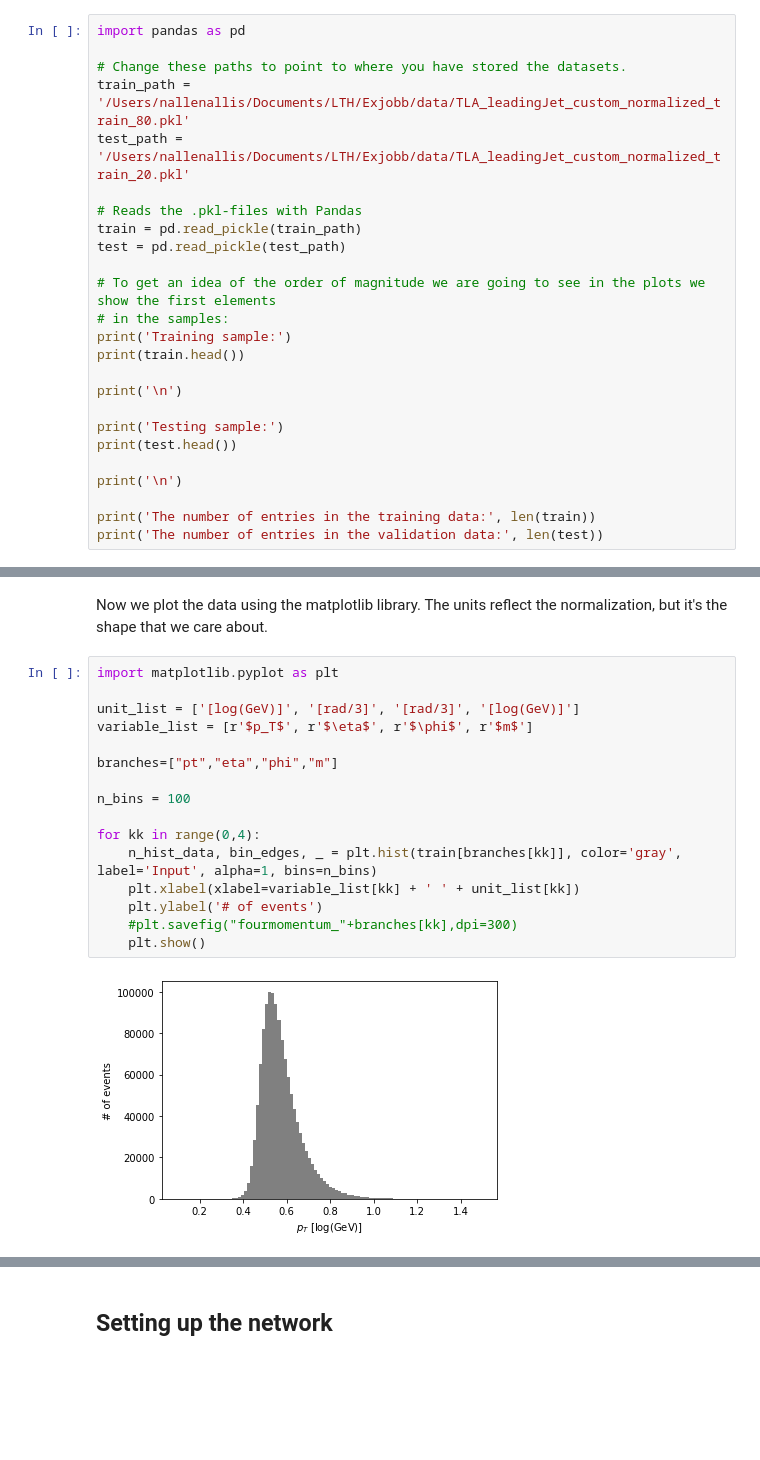
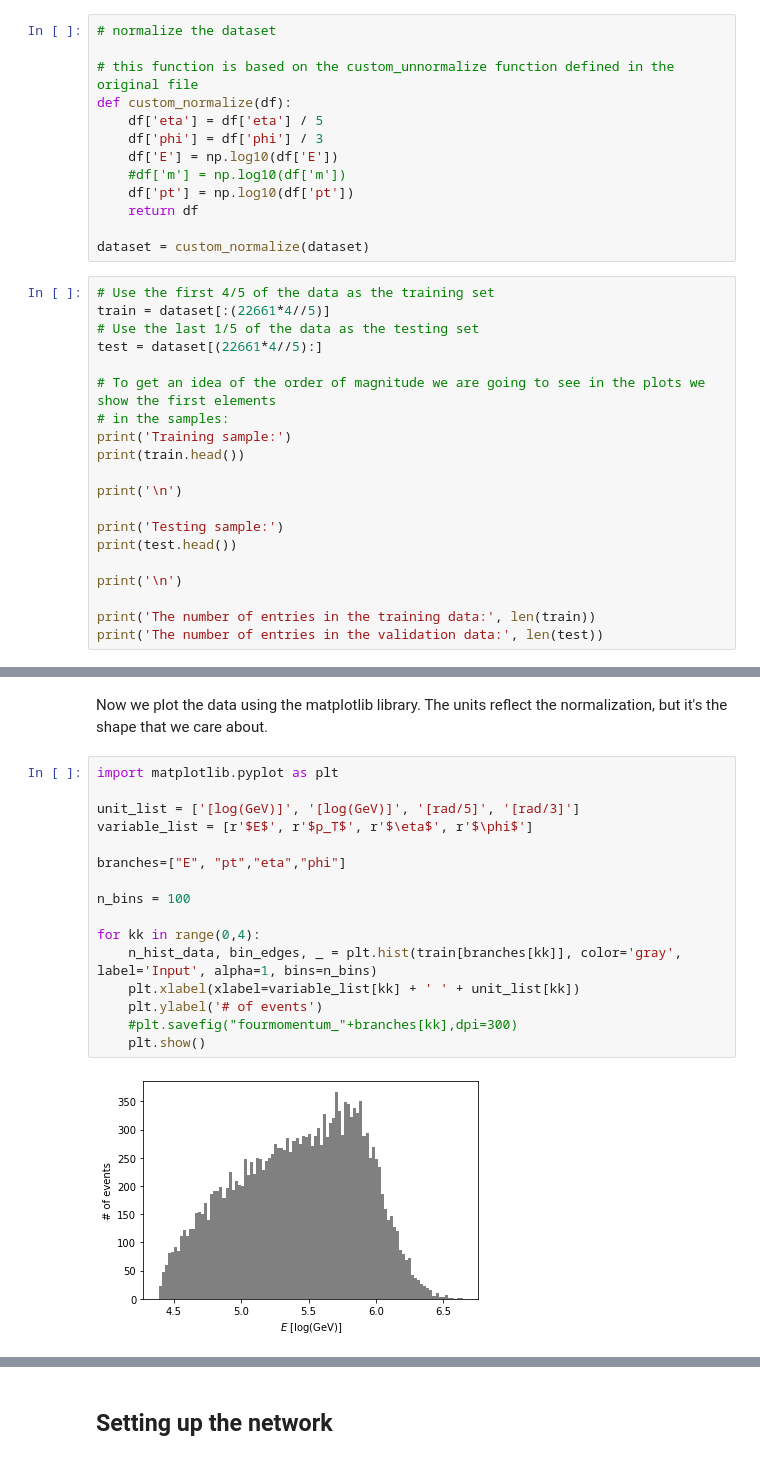
Before and after one commit to Foo2000/Evaluation-Exercise, a Jupyter notebook: TLA_4D_Example.ipynb, the cells around one changed output, grey strips where cells are left out. Saved outputs shown, nothing was run; the diff lists cells and outputs as text; blank space fills up the shorter version.

```diff
--- a/TLA_4D_Example.ipynb
+++ b/TLA_4D_Example.ipynb
@@ -52,13 +30,21 @@ dataset
+# %%
+# normalize the dataset
+
+# this function is based on the custom_unnormalize function defined in the original file
+def custom_normalize(df):
+    df['eta'] = df['eta'] / 5
+    df['phi'] = df['phi'] / 3
+    df['E'] = np.log10(df['E'])
+    #df['m'] = np.log10(df['m'])
+    df['pt'] = np.log10(df['pt'])
+    return df
+
+dataset = custom_normalize(dataset)
 # %%
-import pandas as pd
-
-# Change these paths to point to where you have stored the datasets.
-train_path = '/Users/nallenallis/Documents/LTH/Exjobb/data/TLA_leadingJet_custom_normalized_train_80.pkl'
-test_path = '/Users/nallenallis/Documents/LTH/Exjobb/data/TLA_leadingJet_custom_normalized_train_20.pkl'
-
-# Reads the .pkl-files with Pandas
-train = pd.read_pickle(train_path)
-test = pd.read_pickle(test_path)
+# Use the first 4/5 of the data as the training set
+train = dataset[:(22661*4//5)]
+# Use the last 1/5 of the data as the testing set
+test = dataset[(22661*4//5):]
 
 # To get an idea of the order of magnitude we are going to see in the plots we show the first elements
 # in the samples:
@@ -100,18 +86,18 @@ Now we plot the data using the matplotlib library. The units reflect the normali
 # %%
 import matplotlib.pyplot as plt
 
-unit_list = ['[log(GeV)]', '[rad/3]', '[rad/3]', '[log(GeV)]']
-variable_list = [r'$p_T$', r'$\eta$', r'$\phi$', r'$m$']
+unit_list = ['[log(GeV)]', '[log(GeV)]', '[rad/5]', '[rad/3]']
+variable_list = [r'$E$', r'$p_T$', r'$\eta$', r'$\phi$']
 
-branches=["pt","eta","phi","m"]
+branches=["E", "pt","eta","phi"]
 
 n_bins = 100
 
 for kk in range(0,4):
     n_hist_data, bin_edges, _ = plt.hist(train[branches[kk]], color='gray', label='Input', alpha=1, bins=n_bins)
     plt.xlabel(xlabel=variable_list[kk] + ' ' + unit_list[kk])
     plt.ylabel('# of events')
     #plt.savefig("fourmomentum_"+branches[kk],dpi=300)
     plt.show()
 # %% [output]
-[figure, old version]
+[figure, new version]
```
Also changed, not shown: parts of 18 cells of this notebook, 5 other files.
